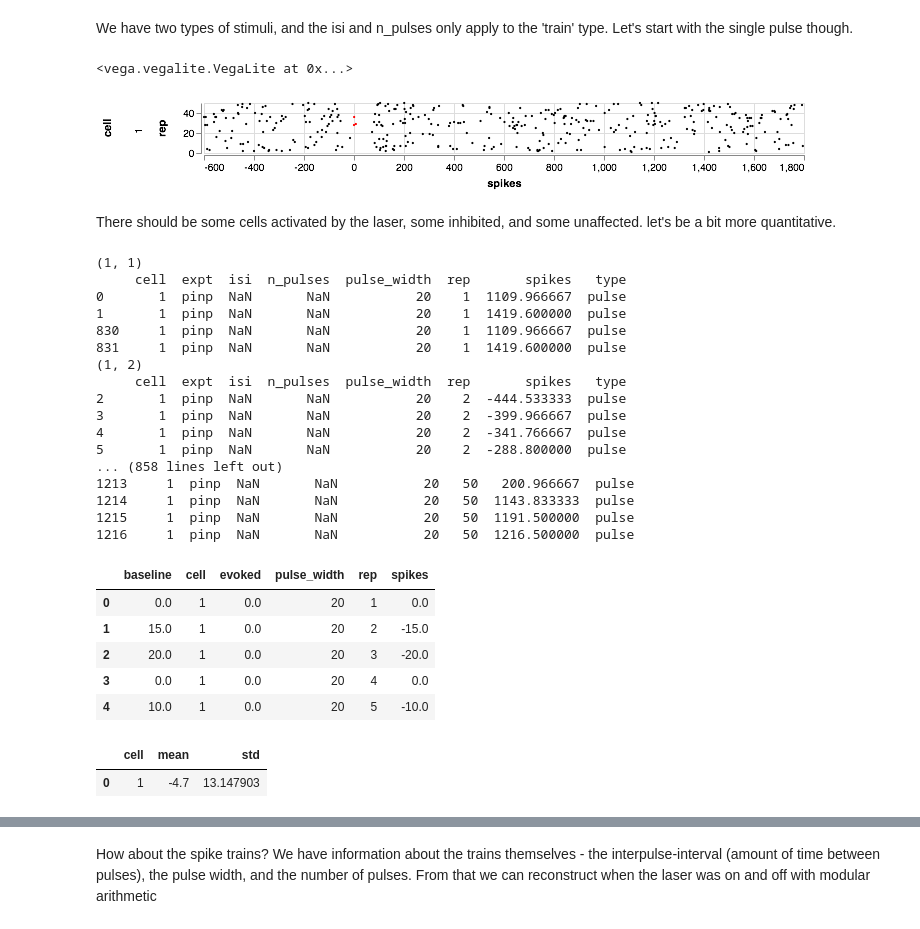
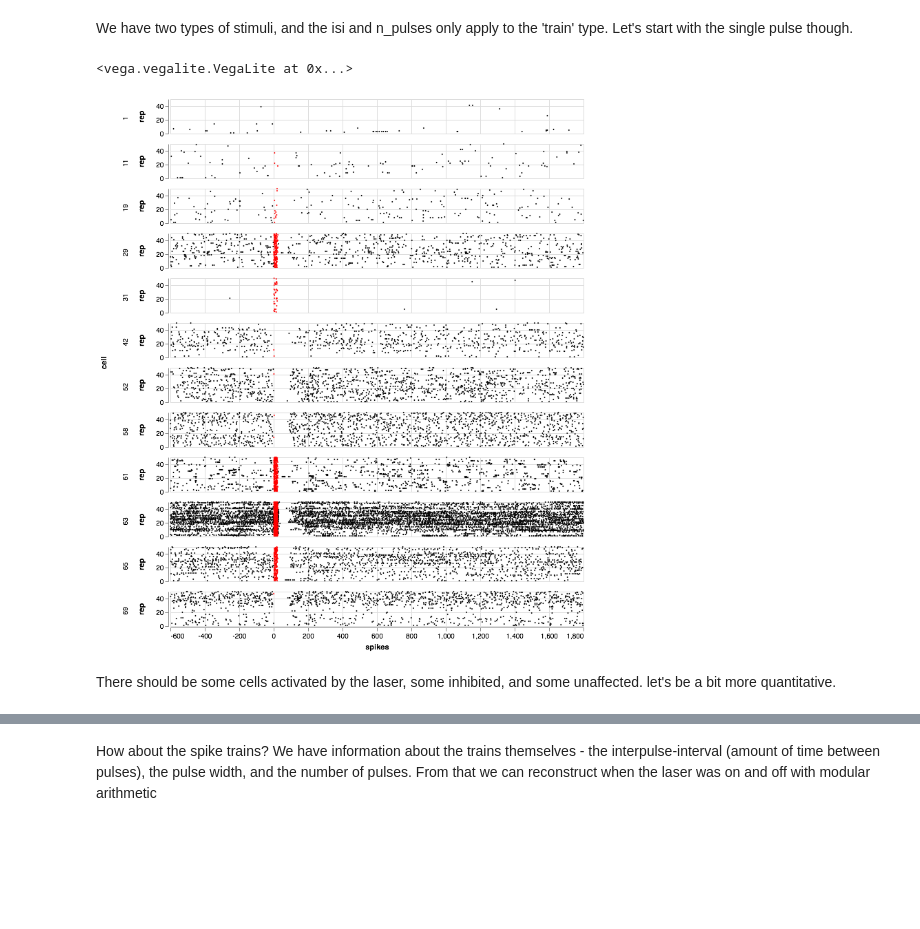
Before and after one commit to wehr-lab/bootcamp_2018, a Jupyter notebook: bootcamp_2018.ipynb, the cells around one changed output, grey strips where cells are left out. Drawn from its saved outputs; the diff is of its cells as text; code cells hidden in the pictures; blank space fills up the shorter version.

```diff
--- a/bootcamp_2018.ipynb
+++ b/bootcamp_2018.ipynb
@@ -30,7 +32,7 @@ we reduced our spiketime data into 'long' format data - where every row is an ob
 We also combined all cells into a single file with clean_out_dir.m. First lets find our file
 # %%
 # start with tuning curves
-tc_dir = os.path.join(os.getcwd(),'data','tones')
+tc_dir = os.path.join(os.getcwd(),'data','sili_probes','TC')
 # make a string with a wildcard to search for the file
 tc_search = tc_dir + os.sep + "*combined*.csv"
 tc_fns = glob(tc_search)
@@ -292,10 +292,10 @@ Some cells in these animals have channelrhodopsin in them, and when exposed to b
 # %%
 # find the file! this time let's wrap it in a function
 
-def load_spikes(stimtype):
+def load_spikes(expt_type):
 
     # start with tuning curves
-    tc_dir = os.path.join(os.getcwd(),'data',stimtype)
+    tc_dir = os.path.join(os.getcwd(),'data','sili_probes',expt_type)
     # make a string with a wildcard to search for the file
     tc_search = tc_dir + os.sep + "*combined*.csv"
     tc_fns = glob(tc_search)
@@ -313,7 +313,7 @@ def load_spikes(stimtype):
         print("Multiple or zero combined .csvs found, try again!")
         return None
 
-pinp = load_spikes('pinp')
+pinp = load_spikes('PINP')
 
 # print the first n rows (default 5, try giving another number as an argument)
 pinp.head()
@@ -338,28 +338,30 @@ array(['pulse', 'train'], dtype=object)
 # %% [markdown]
 We have two types of stimuli, and the isi and n_pulses only apply to the 'train' type. Let's start with the single pulse though.
 # %%
+laser_slop = 5
+
 chart = alt.Chart(pinp[pinp['type']=='pulse']).mark_circle().encode(
     x = alt.X('spikes'),      # X axis will be spike time
     y = alt.Y('rep' ),        # Y is the stimulus repetition
     size = alt.value(5),      # make the dots small
     opacity=alt.value(1.),    # opaque
     color=alt.condition(      # and...
         # if the spike happened during the stimulus presentation
-        (alt.datum.spikes >= 0) & (alt.datum.spikes<=alt.datum.pulse_width),
+        (alt.datum.spikes >= 0) & (alt.datum.spikes<=alt.datum.pulse_width+laser_slop),
         alt.value('red'),     # colored red
         alt.value('black')    # otherwise black
     )
 ).properties(
     width = 600,
     height = 50,
 ).facet(
     row='cell',  # split the plot into rows by cell
 )
 
 chart
 # %% [output]
 <vega.vegalite.VegaLite at 0x...>
-[figure, old version]
+[figure, new version]
 # %% [markdown]
 There should be some cells activated by the laser, some inhibited, and some unaffected. let's be a bit more quantitative.
 # %%
@@ -371,24 +373,6 @@ pinp_pulse = pinp[pinp['type']=='pulse']
 for i, group in pinp_pulse.groupby(['cell','rep']):
     print(i)
     print(group)
-# %% [output]
-(1, 1)
-     cell  expt  isi  n_pulses  pulse_width  rep       spikes   type
-0       1  pinp  NaN       NaN           20    1  1109.966667  pulse
-1       1  pinp  NaN       NaN           20    1  1419.600000  pulse
-830     1  pinp  NaN       NaN           20    1  1109.966667  pulse
-831     1  pinp  NaN       NaN           20    1  1419.600000  pulse
-(1, 2)
-     cell  expt  isi  n_pulses  pulse_width  rep       spikes   type
-2       1  pinp  NaN       NaN           20    2  -444.533333  pulse
-3       1  pinp  NaN       NaN           20    2  -399.966667  pulse
-4       1  pinp  NaN       NaN           20    2  -341.766667  pulse
-5       1  pinp  NaN       NaN           20    2  -288.800000  pulse
-... (858 lines left out)
-1213     1  pinp  NaN       NaN           20   50   200.966667  pulse
-1214     1  pinp  NaN       NaN           20   50  1143.833333  pulse
-1215     1  pinp  NaN       NaN           20   50  1191.500000  pulse
-1216     1  pinp  NaN       NaN           20   50  1216.500000  pulse
 # %%
 # now let's iterate and summarize
 # we make some temporary lists to store our values
@@ -433,13 +417,6 @@ pulse_summary_rep = pd.DataFrame({'cell':cell_l,
                               'spikes':spikes_l})
 
 pulse_summary_rep.head()
-# %% [output]
-|  | baseline | cell | evoked | pulse_width | rep | spikes |
-| 0 | 0.0 | 1 | 0.0 | 20 | 1 | 0.0 |
-| 1 | 15.0 | 1 | 0.0 | 20 | 2 | -15.0 |
-| 2 | 20.0 | 1 | 0.0 | 20 | 3 | -20.0 |
-| 3 | 0.0 | 1 | 0.0 | 20 | 4 | 0.0 |
-| 4 | 10.0 | 1 | 0.0 | 20 | 5 | -10.0 |
 # %%
 # now aggregate over repetitions
 pulse_summary = pulse_summary_rep.groupby('cell').agg({'spikes':['mean','std']})
@@ -450,9 +427,6 @@ pulse_summary.rename(index=str,
                       col_names[2]:'std'},
              inplace=True)
 pulse_summary
-# %% [output]
-|  | cell | mean | std |
-| 0 | 1 | -4.7 | 13.147903 |
 # %%
 # plot it
 def pinp_summary(pulse_summary_rep):
```
Also changed, not shown: parts of 24 cells of this notebook, 1 other file.
